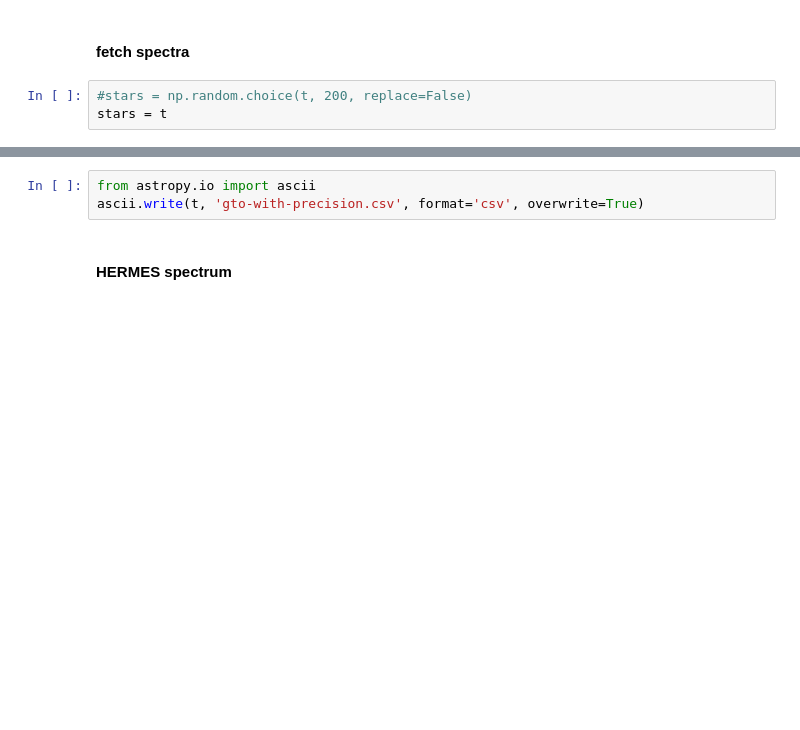
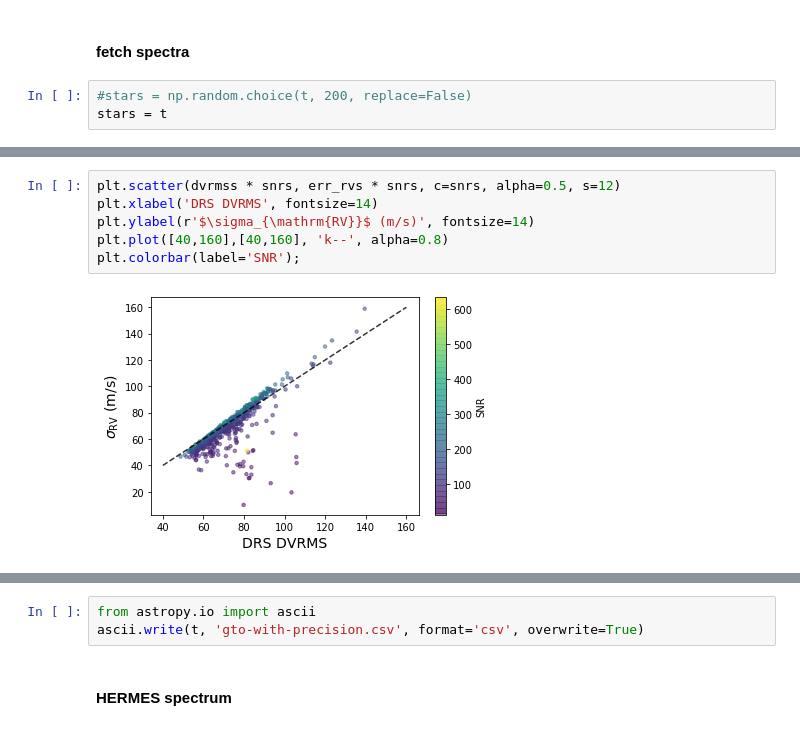
Before and after one commit to megbedell/thethethe, a Jupyter notebook: rv-info-content.ipynb, the cells around one changed output, grey strips where cells are left out. Drawn from its saved outputs; the diff is of its cells as text; blank space fills up the shorter version.

```diff
--- a/rv-info-content.ipynb
+++ b/rv-info-content.ipynb
@@ -98,0 +156,8 @@ for target,err in zip(targets,err_rvs):
+# %%
+plt.scatter(dvrmss * snrs, err_rvs * snrs, c=snrs, alpha=0.5, s=12)
+plt.xlabel('DRS DVRMS', fontsize=14)
+plt.ylabel(r'$\sigma_{\mathrm{RV}}$ (m/s)', fontsize=14)
+plt.plot([40,160],[40,160], 'k--', alpha=0.8)
+plt.colorbar(label='SNR');
+# %% [output]
+[figure, added]
```
Also changed, not shown: parts of 29 cells of this notebook, 2 other files.
